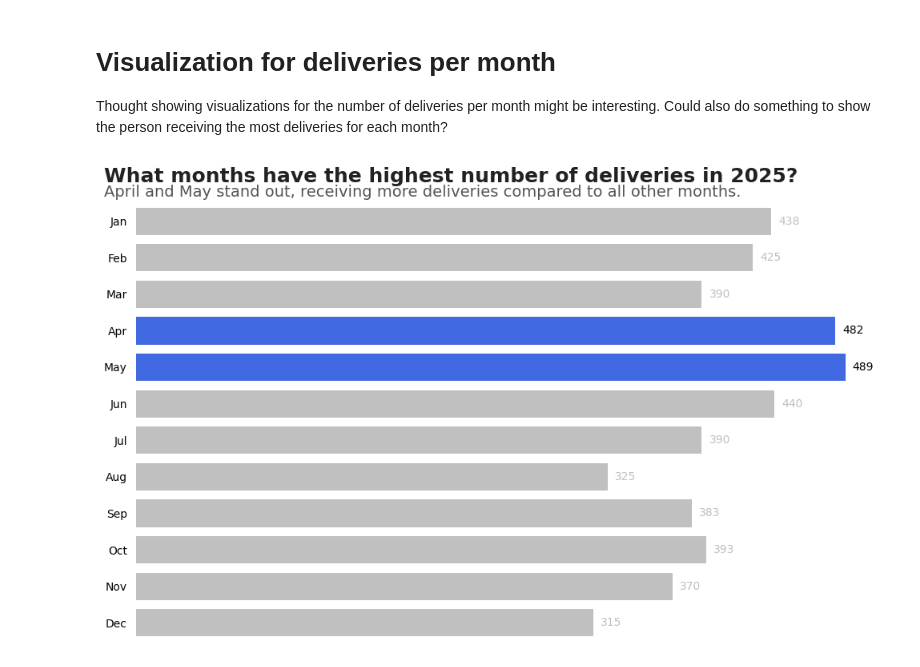
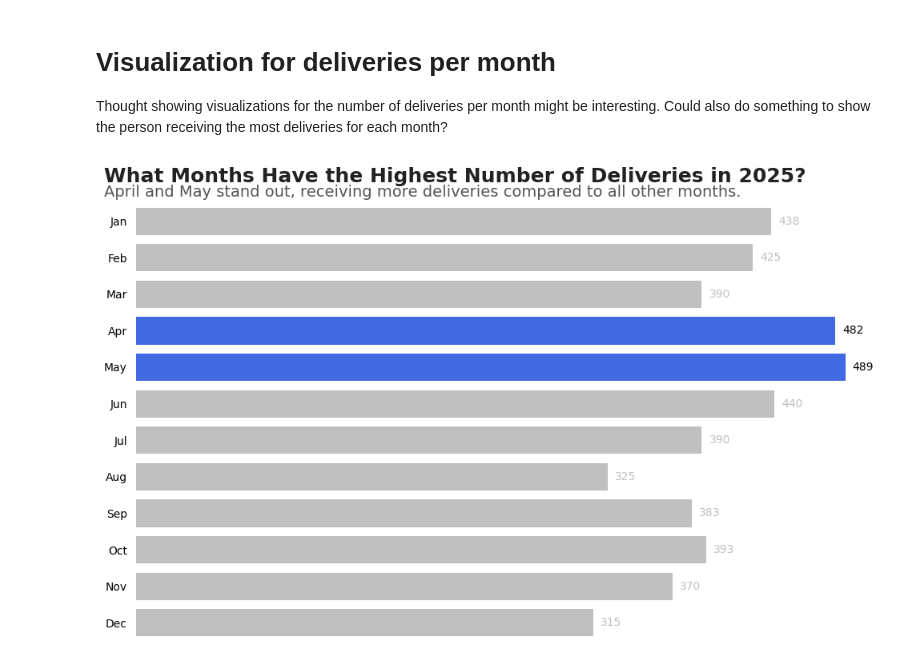
Before and after one commit to jonathonbuhler/Pantry-To-Porch, a Jupyter notebook: LeoStuff/DeliveriesPerMonth.ipynb, the cells around one changed output. Cells and saved outputs as stored; diff of their text form; code cells hidden in the pictures.

```diff
--- a/LeoStuff/DeliveriesPerMonth.ipynb
+++ b/LeoStuff/DeliveriesPerMonth.ipynb
@@ -26,32 +26,32 @@ for row in df.itertuples():
 month_deliveries = pd.DataFrame.from_dict(temp_dict, orient='index', columns=['Total Deliveries'])
 month_deliveries.index.name = 'Month'
 month_deliveries = month_deliveries.reset_index()
 
 fig, ax = plt.subplots(figsize=(10, 6))
 target_months = ["Apr", "May"]
 for row in month_deliveries.itertuples():
     cur_month = row[1]
     num_deliveries = row[2]
     if cur_month in target_months:
         ax.barh(cur_month, num_deliveries, color = "royalblue", height = 0.75)
         ax.text(num_deliveries + 5, row.Index, num_deliveries, va="center")
     else:
         ax.barh(cur_month, num_deliveries, color = "silver", height = 0.75)
         ax.text(num_deliveries + 5, row.Index, num_deliveries, va="center", color = "silver")
 
 ax.invert_yaxis()
 ax.spines[["left", "top", "right", "bottom"]].set_visible(False)
 ax.tick_params("both", length = 0, labelsize = 10, pad = 8)
 ax.set_xticklabels([])
 ax.set_ylim(11.5, -1) # I don't know why its -1. I was trying to remove the extra white space at the bottom.
 
 
-main = "What months have the highest number of deliveries in 2025?"
+main = "What Months Have the Highest Number of Deliveries in 2025?"
 sub = "April and May stand out, receiving more deliveries compared to all other months."
 fig.text(0.015, 0.98, main, ha="left", fontsize=18, color="#222222", weight="bold") # Main
 fig.text(0.015, 0.95, sub, ha="left", fontsize=14, color="#555555") # Sub
 
 plt.tight_layout()
 plt.show()
 # %% [output]
-[figure, old version]
+[figure, new version]
```
Also changed, not shown: parts of 3 cells of this notebook.
